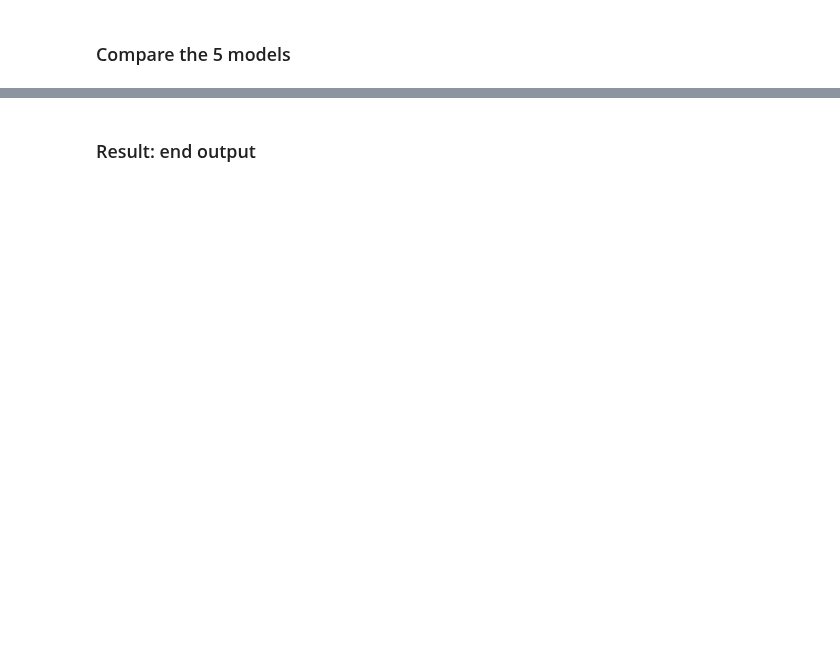
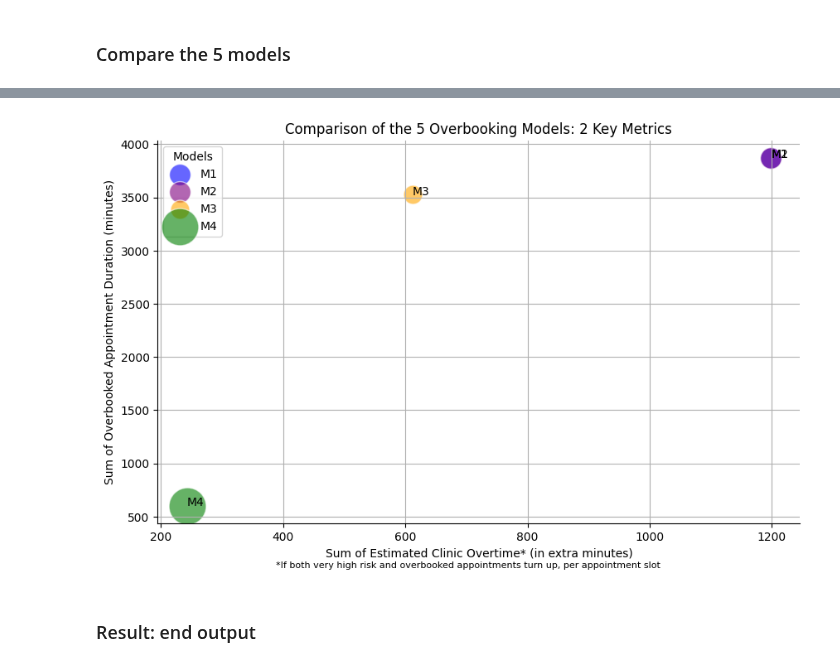
Before and after one commit to hallucinojenlee/hds_dna, a Jupyter notebook: scripts/overbooking_model.ipynb, the cells around one changed output, grey strips where cells are left out. Cells and saved outputs as stored; diff of their text form; code cells hidden in the pictures; blank space fills up the shorter version.

```diff
--- a/scripts/overbooking_model.ipynb
+++ b/scripts/overbooking_model.ipynb
@@ -1361,7 +1453,7 @@ plt.show()
 # %%
 # Create a dictionary with comparison metrics for the 4 models
 compare_model = {
-    'Version': ['V1', 'V2', 'V3', 'V4'],
+    'Model': ['M1', 'M2', 'M3', 'M4'],
     'Sum of Estimated Clinic Overtime (extra minutes)': [
         overbooked_df["clinic_overtime"].sum(),
         overbooked_df_V2["clinic_overtime"].sum(),
@@ -1390,35 +1482,37 @@ plt.figure(figsize=(10, 6))
 
 # Scatter plot for each version
 colors = ['blue', 'purple', 'orange', 'green']
 for i in range(len(df)):
     plt.scatter(df['Sum of Estimated Clinic Overtime (extra minutes)'][i],
                 df['Sum of Overbooked Appointment Duration (minutes)'][i],
                 s=df['Avg. time gap (days)'][i] * 10, # Scale marker size
                 color=colors[i],
                 alpha=0.6,
                 edgecolors="w",
-                label=df['Version'][i])
+                label=df['Model'][i])
 
 # Adding labels to each point
-for i, txt in enumerate(df['Version']):
+for i, txt in enumerate(df['Model']):
     plt.annotate(txt, (df['Sum of Estimated Clinic Overtime (extra minutes)'][i], df['Sum of Overbooked Appointment Duration (minutes)'][i]), fontsize=10)
 
 plt.xlabel('Sum of Estimated Clinic Overtime* (in extra minutes)')
 plt.ylabel('Sum of Overbooked Appointment Duration (minutes)')
 plt.title('Comparison of the 5 Overbooking Models: 2 Key Metrics')
 plt.legend(title='Models')
 plt.grid(True)
 
 
 # Remove the top and right spines (outside borders)
 ax = plt.gca()
 ax.spines['top'].set_visible(False)
 ax.spines['right'].set_visible(False)
 
 # Adding the footnote
 plt.figtext(0.5, 0.02, '*If both very high risk and overbooked appointments turn up, per appointment slot', ha='center', fontsize=8)
 
 plt.show()
+# %% [output]
+[figure, added]
 # %% [markdown]
 ### Result: end output
 # %%
```
Also changed, not shown: parts of 7 cells of this notebook.
